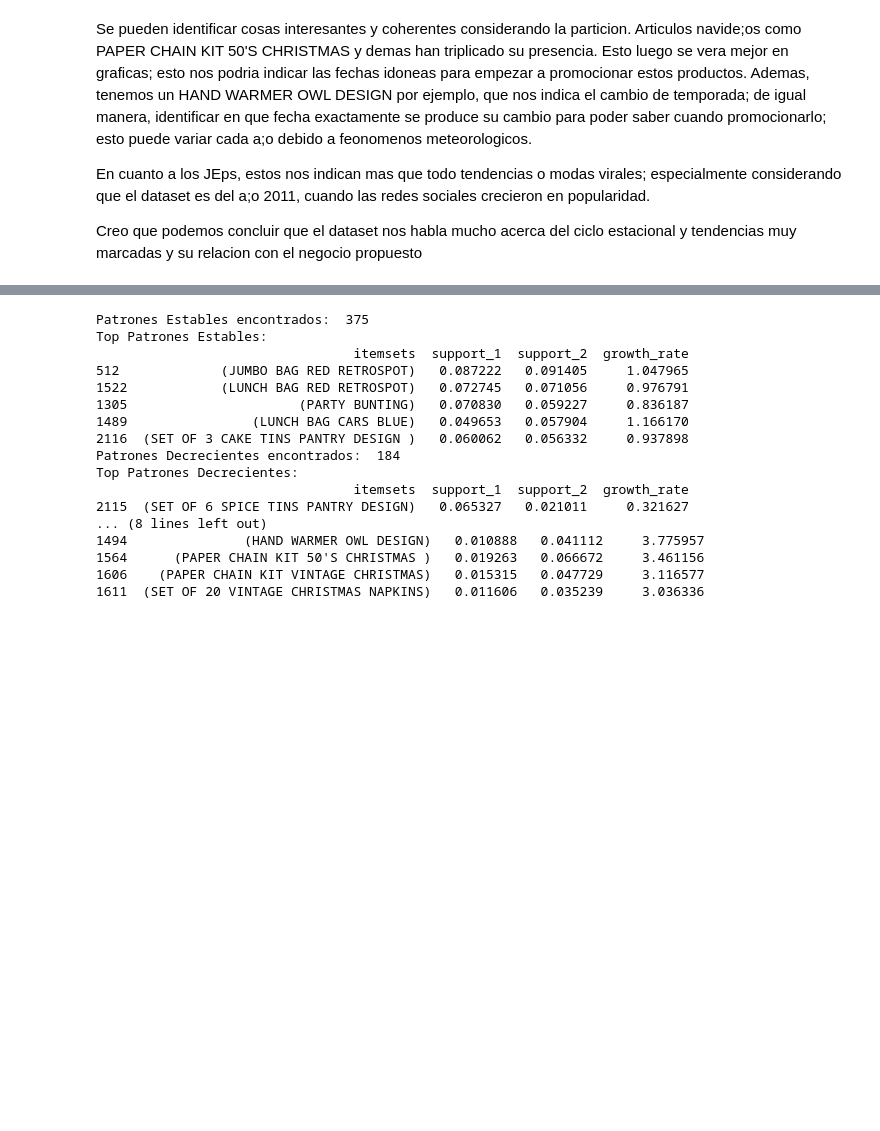
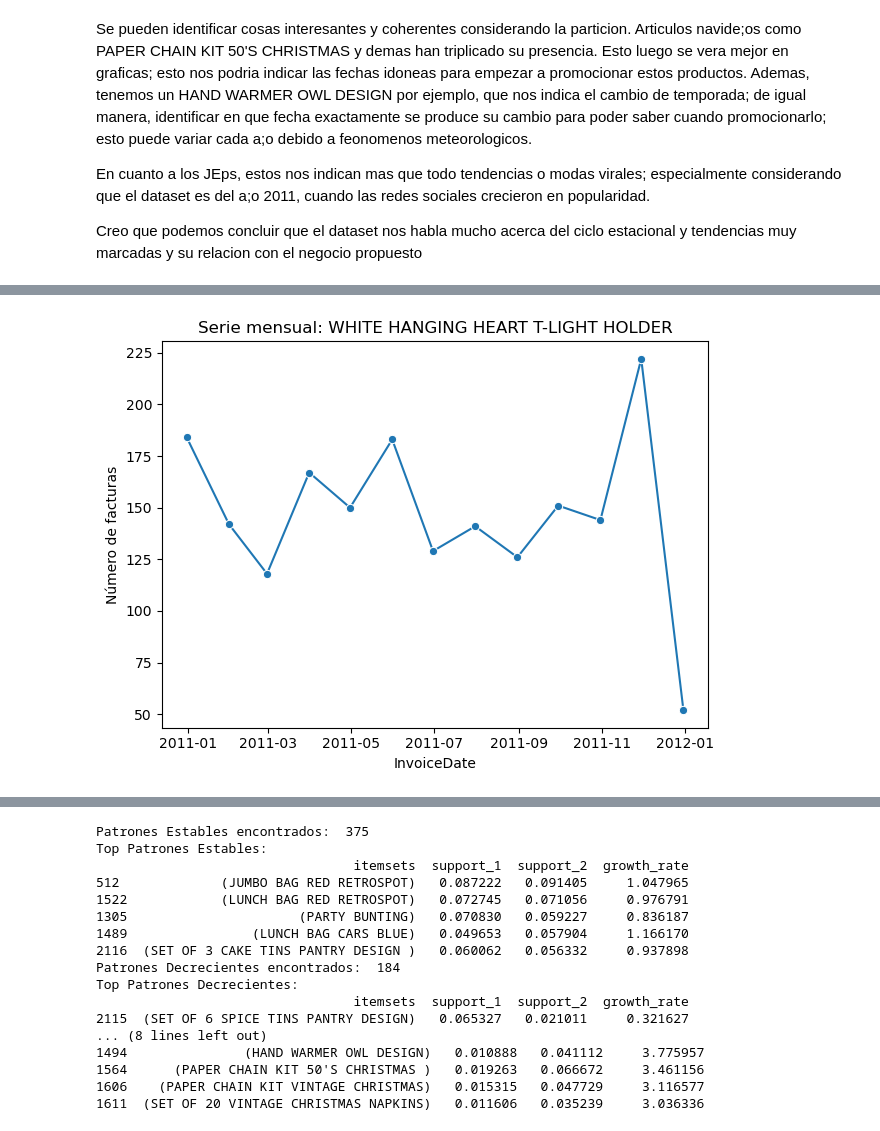
Before and after one commit to MathiasHv18/UPC-TF-DM_DA, a Jupyter notebook: data_mining.ipynb, the cells around one changed output, grey strips where cells are left out. Cells and saved outputs as stored; diff of their text form; code cells hidden in the pictures; blank space fills up the shorter version.

```diff
--- a/data_mining.ipynb
+++ b/data_mining.ipynb
@@ -126,0 +150,16 @@ Creo que podemos concluir que el dataset nos habla mucho acerca del ciclo estaci
+# %%
+product = "WHITE HANGING HEART T-LIGHT HOLDER"
+
+df['InvoiceDate'] = pd.to_datetime(df['InvoiceDate'])
+ts = (df[df['Description'].str.strip() == product.strip()]
+      .set_index('InvoiceDate')
+      .resample('ME')['InvoiceNo']
+      .nunique())
+
+sns.lineplot(x=ts.index, y=ts.values, marker='o')
+plt.title(f'Serie mensual: {product.strip()}')
+plt.ylabel('Número de facturas')
+plt.tight_layout()
+plt.show()
+# %% [output]
+[figure, added]
```
Also changed, not shown: parts of 3 cells of this notebook, 1 other file.
